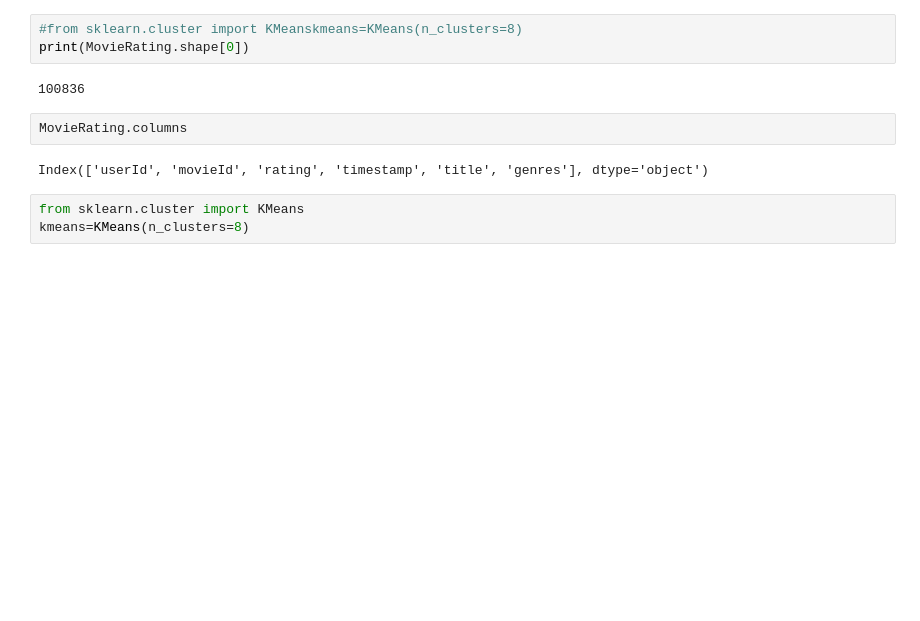
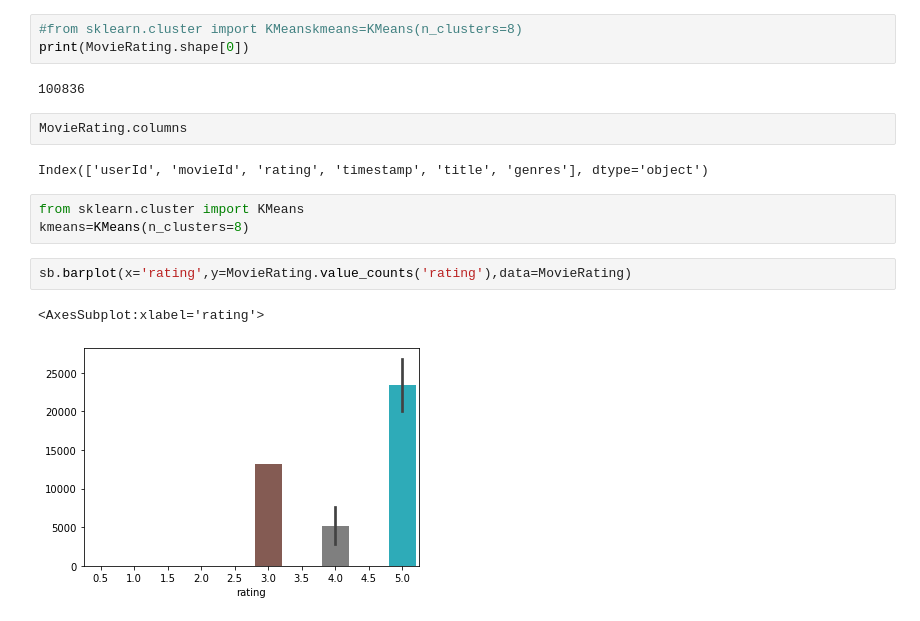
Before and after one commit to vmose/Python_Notebooks, a Jupyter notebook: My_Project.ipynb, the cells around one changed output. Drawn from its saved outputs; the diff is of its cells as text; blank space fills up the shorter version.

```diff
--- a/My_Project.ipynb
+++ b/My_Project.ipynb
@@ -80,3 +79,8 @@ Index(['userId', 'movieId', 'rating', 'timestamp', 'title', 'genres'], dtype='ob
 # %%
 from sklearn.cluster import KMeans
 kmeans=KMeans(n_clusters=8)
+# %%
+sb.barplot(x='rating',y=MovieRating.value_counts('rating'),data=MovieRating)
+# %% [output]
+<AxesSubplot:xlabel='rating'>
+[figure, added]
```
Also changed, not shown: parts of 1 cell of this notebook.
